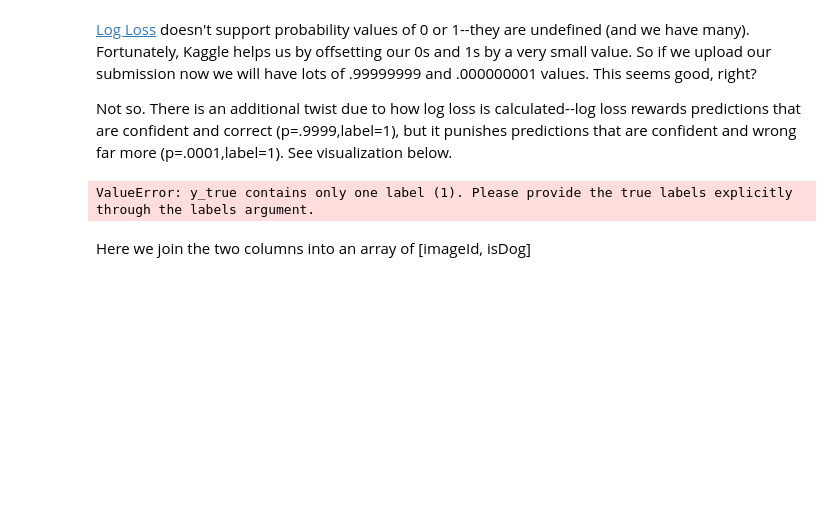
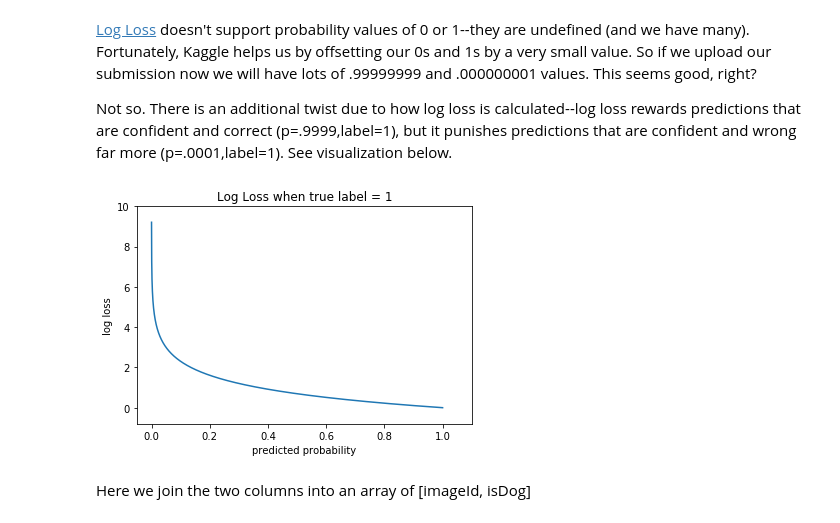
Before and after one commit to sainathadapa/courses, a Jupyter notebook: deeplearning1/nbs-custom-mine/lesson2_01_dogs_cats_redux.ipynb, the cells around one changed output. Cells and saved outputs as stored; diff of their text form; code cells hidden in the pictures; blank space fills up the shorter version.

```diff
--- a/deeplearning1/nbs-custom-mine/lesson2_01_dogs_cats_redux.ipynb
+++ b/deeplearning1/nbs-custom-mine/lesson2_01_dogs_cats_redux.ipynb
@@ -371,24 +370,24 @@ Not so. There is an additional twist due to how log loss is calculated--log loss
 # %%
 #Visualize Log Loss when True value = 1
 #y-axis is log loss, x-axis is probabilty that label = 1
 #As you can see Log Loss increases rapidly as we approach 0
 #But increases slowly as our predicted probability gets closer to 1
 import matplotlib.pyplot as plt
 import numpy as np
 from sklearn.metrics import log_loss
 
 x = [i*.0001 for i in range(1,10000)]
-y = [log_loss([1],[[i*.0001,1-(i*.0001)]],eps=1e-15) for i in range(1,10000,1)]
+y = [log_loss([1],[[i*.0001,1-(i*.0001)]],eps=1e-15, labels = ['true', 'false']) for i in range(1,10000,1)]
 
 plt.plot(x, y)
 plt.axis([-.05, 1.1, -.8, 10])
 plt.title("Log Loss when true label = 1")
 plt.xlabel("predicted probability")
 plt.ylabel("log loss")
 
 plt.show()
 # %% [output]
-ValueError: y_true contains only one label (1). Please provide the true labels explicitly through the labels argument.
+[figure, added]
 # %%
 #So to play it safe, we use a sneaky trick to round down our edge predictions
 #Swap all ones with .95 and all zeros with .05
```
Also changed, not shown: parts of 19 cells of this notebook, 1 other file.
